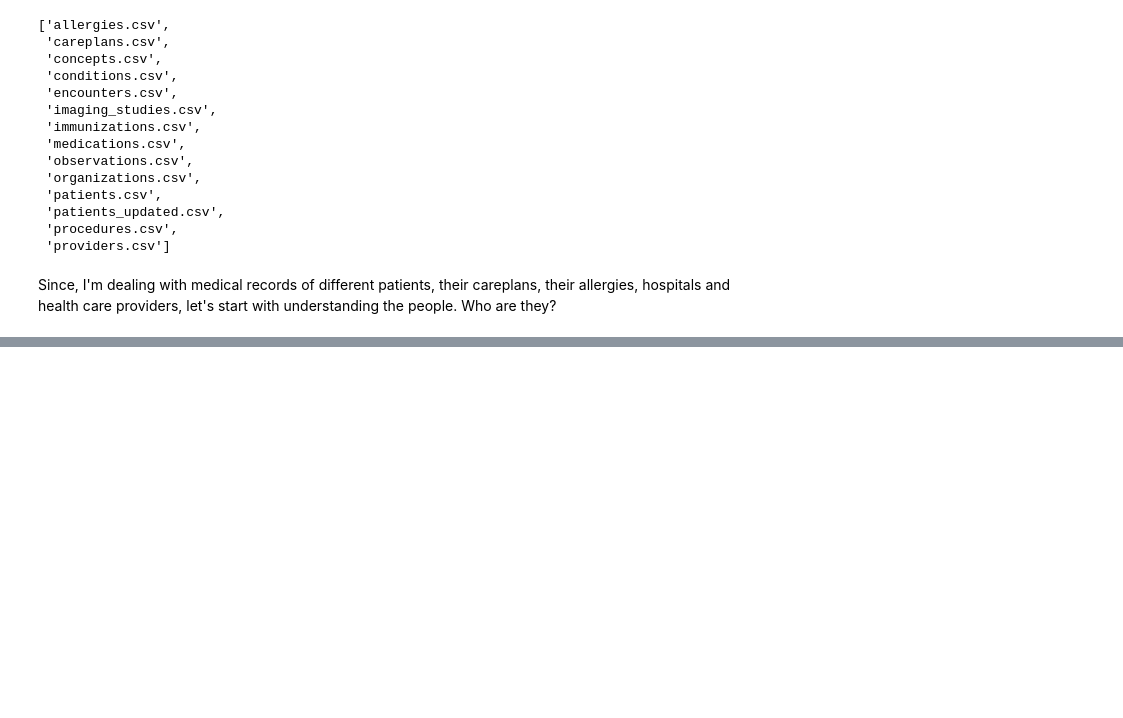
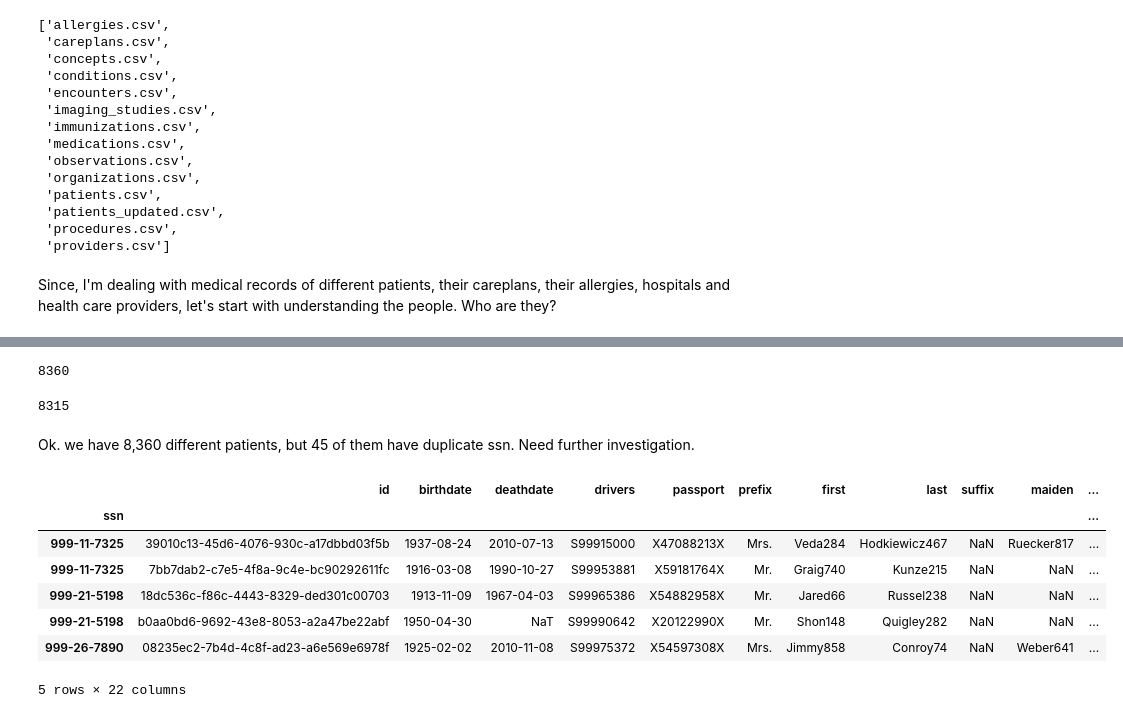
Before and after one commit to pareshg18/picnicHealth-healthcare-analysis, a Jupyter notebook: patient-analysis.ipynb, the cells around one changed output, grey strips where cells are left out. Cells and saved outputs as stored; diff of their text form; code cells hidden in the pictures; blank space fills up the shorter version.

Commit message:
patients data analysis -deep dive

```diff
--- a/patient-analysis.ipynb
+++ b/patient-analysis.ipynb
@@ -31,3 +31,7 @@ all_files
  'providers.csv']
 # %% [markdown]
 Since, I'm dealing with medical records of different patients, their careplans, their allergies, hospitals and health care providers, let's start with understanding the people. Who are they?
+# %%
+patients = pd.read_csv('patients.csv')
+patients.info()
+patients.head()
@@ -33,0 +63,5 @@ Since, I'm dealing with medical records of different patients, their careplans,
+# %%
+#correcting the data-types and column format
+patients.columns = [i.lower() for i in patients.columns]
+patients.birthdate = patients.birthdate.apply(pd.to_datetime)
+patients.deathdate = patients.deathdate.apply(pd.to_datetime)
@@ -33,0 +77,26 @@ Since, I'm dealing with medical records of different patients, their careplans,
+# %%
+#How many patients do we have? - We have 2 unique identifiers
+patients.id.nunique()
+# %% [output]
+8360
+# %%
+patients.ssn.nunique()
+# %% [output]
+8315
+# %% [markdown]
+Ok. we have 8,360 different patients, but 45 of them have duplicate ssn. Need further investigation.
+# %%
+dup_ssn = patients.loc[patients.ssn.duplicated(keep = False)]
+dup_ssn = dup_ssn.sort_values(['ssn'])
+dup_ssn.set_index('ssn',inplace = True)
+#dup_ssn.index = dup_ssn.index.where(~dup_ssn.index.duplicated(),'')
+dup_ssn.head()
+# %% [output]
+|  | id | birthdate | deathdate | drivers | passport | prefix | first | last | suffix | maiden | ... |
+| ssn |  |  |  |  |  |  |  |  |  |  | ... |
+| 999-11-7325 | 39010c13-45d6-4076-930c-a17dbbd03f5b | 1937-08-24 | 2010-07-13 | S99915000 | X47088213X | Mrs. | Veda284 | Hodkiewicz467 | NaN | Ruecker817 | ... |
+| 999-11-7325 | 7bb7dab2-c7e5-4f8a-9c4e-bc90292611fc | 1916-03-08 | 1990-10-27 | S99953881 | X59181764X | Mr. | Graig740 | Kunze215 | NaN | NaN | ... |
+| 999-21-5198 | 18dc536c-f86c-4443-8329-ded301c00703 | 1913-11-09 | 1967-04-03 | S99965386 | X54882958X | Mr. | Jared66 | Russel238 | NaN | NaN | ... |
+| 999-21-5198 | b0aa0bd6-9692-43e8-8053-a2a47be22abf | 1950-04-30 | NaT | S99990642 | X20122990X | Mr. | Shon148 | Quigley282 | NaN | NaN | ... |
+| 999-26-7890 | 08235ec2-7b4d-4c8f-ad23-a6e569e6978f | 1925-02-02 | 2010-11-08 | S99975372 | X54597308X | Mrs. | Jimmy858 | Conroy74 | NaN | Weber641 | ... |
+5 rows × 22 columns
```
Also changed, not shown: parts of 20 cells of this notebook.
